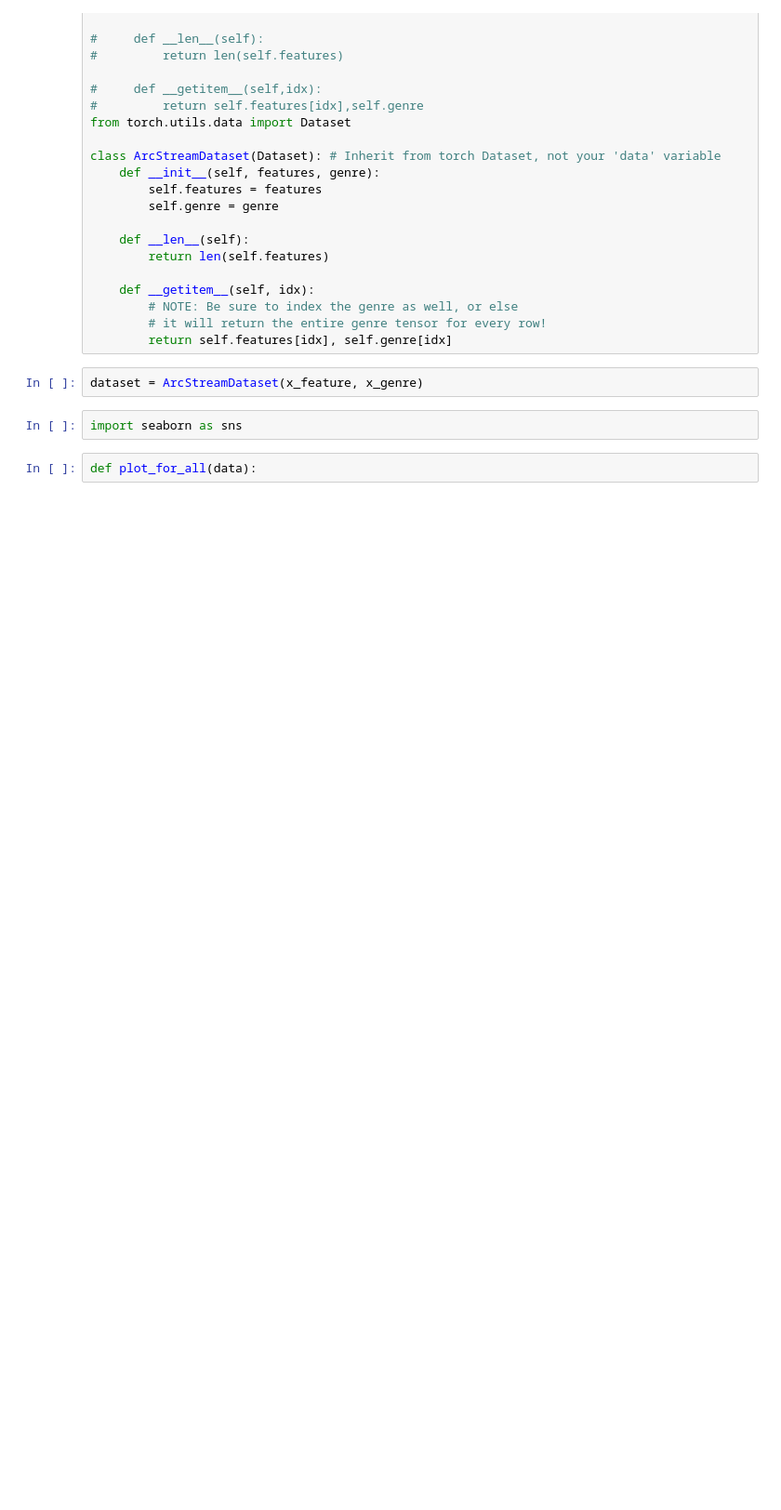
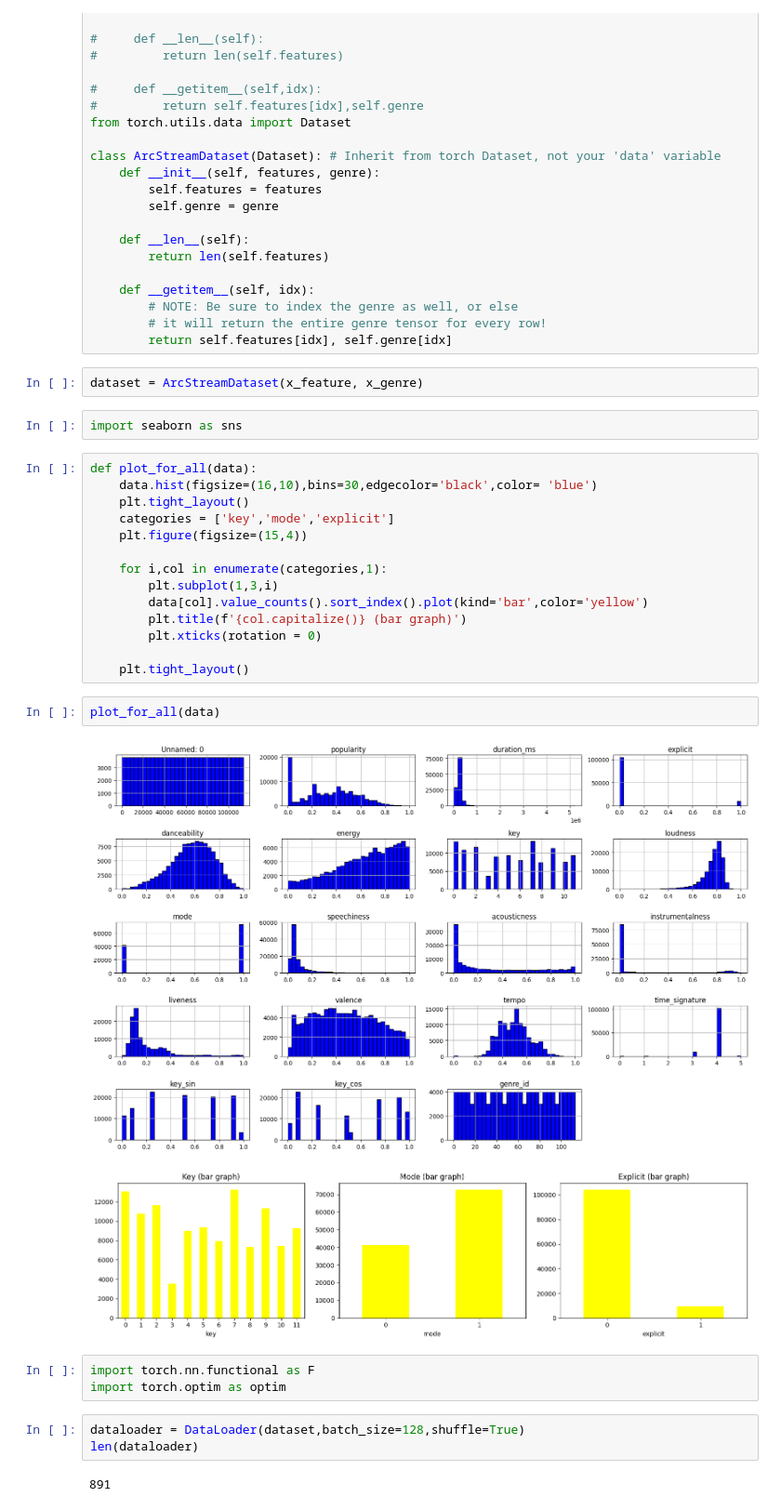
Before and after one commit to saket-bhadada/Arc-stream, a Jupyter notebook: model/index.ipynb, the cells around one changed output. Shown at 93% size. Cells and saved outputs as stored; diff of their text form; blank space fills up the shorter version.

```diff
--- a/model/index.ipynb
+++ b/model/index.ipynb
@@ -113,3 +113,28 @@ dataset = ArcStreamDataset(x_feature, x_genre)
 import seaborn as sns
 # %%
 def plot_for_all(data):
+    data.hist(figsize=(16,10),bins=30,edgecolor='black',color= 'blue')
+    plt.tight_layout()
+    categories = ['key','mode','explicit']
+    plt.figure(figsize=(15,4))
+
+    for i,col in enumerate(categories,1):
+        plt.subplot(1,3,i)
+        data[col].value_counts().sort_index().plot(kind='bar',color='yellow')
+        plt.title(f'{col.capitalize()} (bar graph)')
+        plt.xticks(rotation = 0)
+
+    plt.tight_layout()
+# %%
+plot_for_all(data)
+# %% [output]
+[figure, added]
+[figure, added]
+# %%
+import torch.nn.functional as F
+import torch.optim as optim
+# %%
+dataloader = DataLoader(dataset,batch_size=128,shuffle=True)
+len(dataloader)
+# %% [output]
+891
```
Also changed, not shown: parts of 3 cells of this notebook.
